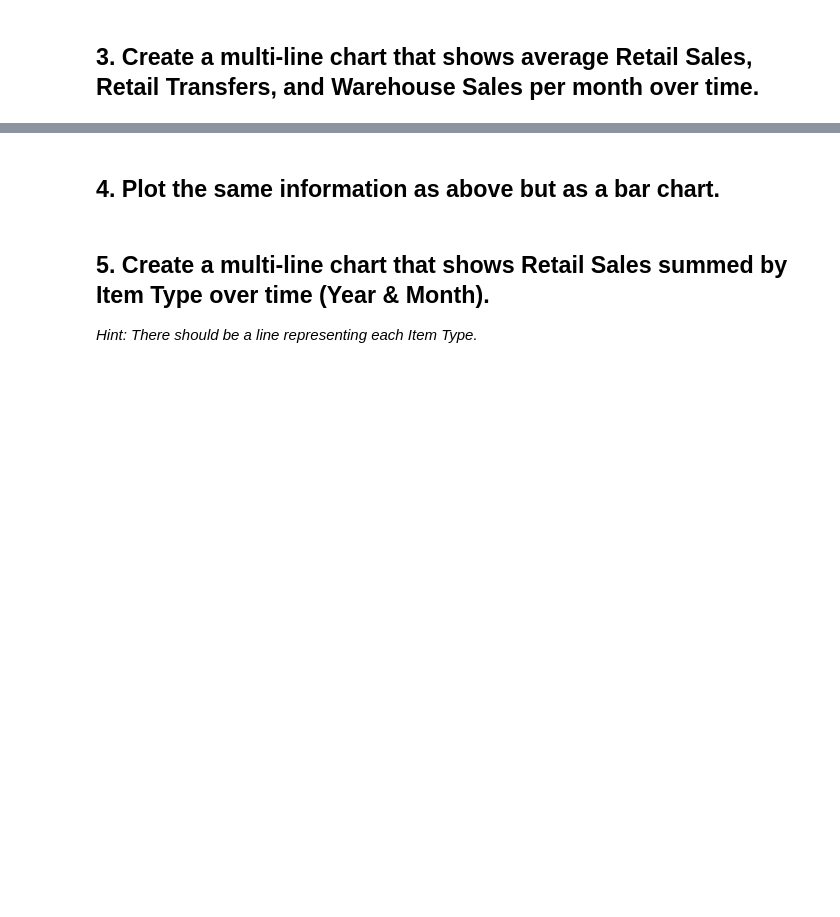
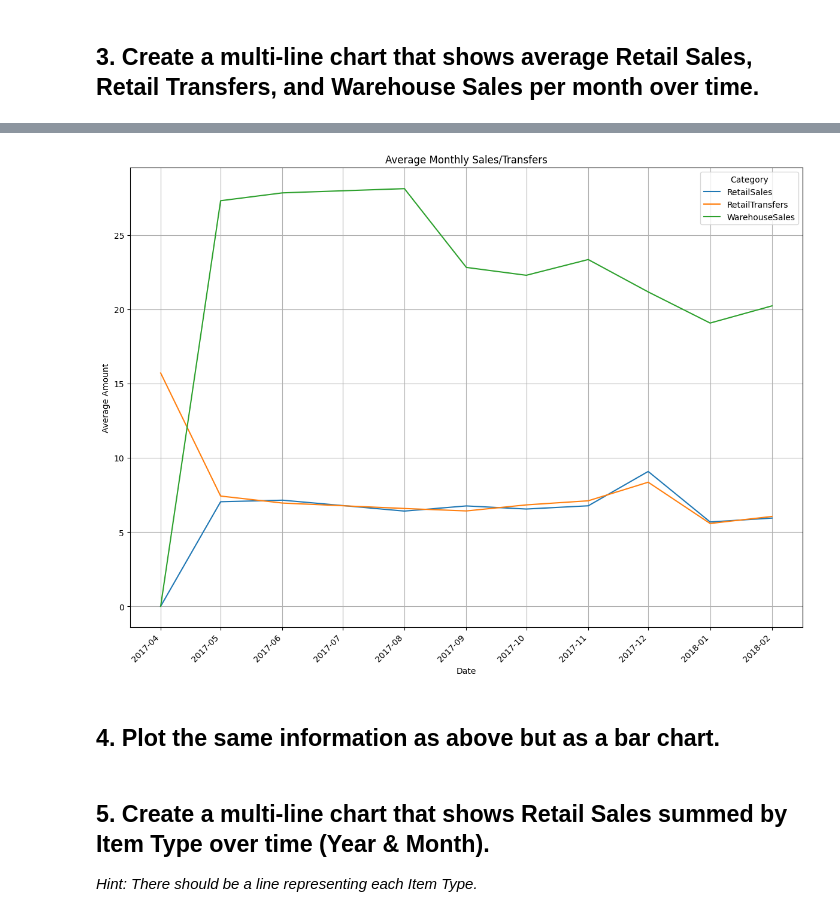
Before and after one commit to chandlershortlidge/lab-plotting-multiple-data-series, a Jupyter notebook: your-code/main.ipynb, the cells around one changed output, grey strips where cells are left out. Drawn from its saved outputs; the diff is of its cells as text; code cells hidden in the pictures; blank space fills up the shorter version.

```diff
--- a/your-code/main.ipynb
+++ b/your-code/main.ipynb
@@ -27,2 +99,8 @@ data.head()
 # %% [markdown]
 ## 3. Create a multi-line chart that shows average Retail Sales, Retail Transfers, and Warehouse Sales per month over time.
+# %%
+# Create a new 'Date' column by combining 'Year' and 'Month'
+data['Date'] = pd.to_datetime(data['Year'].astype(str) + '-' + data['Month'].astype(str))
+# %%
+monthly_sales = data.groupby("Date")[["RetailSales", "RetailTransfers", "WarehouseSales"]].mean()
+monthly_sales
@@ -29,3 +120,15 @@ data.head()
+# %%
+monthly_sales.plot(kind="line", figsize=(12,9))
+plt.title("Average Monthly Sales/Transfers")
+plt.ylabel("Average Amount")
+plt.xlabel("Date")
+plt.xticks(rotation=45)
+plt.legend(title="Category")
+plt.grid(True)
+plt.tight_layout()
+plt.show()
+# %% [output]
+[figure, added]
 # %% [markdown]
 ## 4. Plot the same information as above but as a bar chart.
 # %% [markdown]
```
Also changed, not shown: parts of 7 cells of this notebook.
